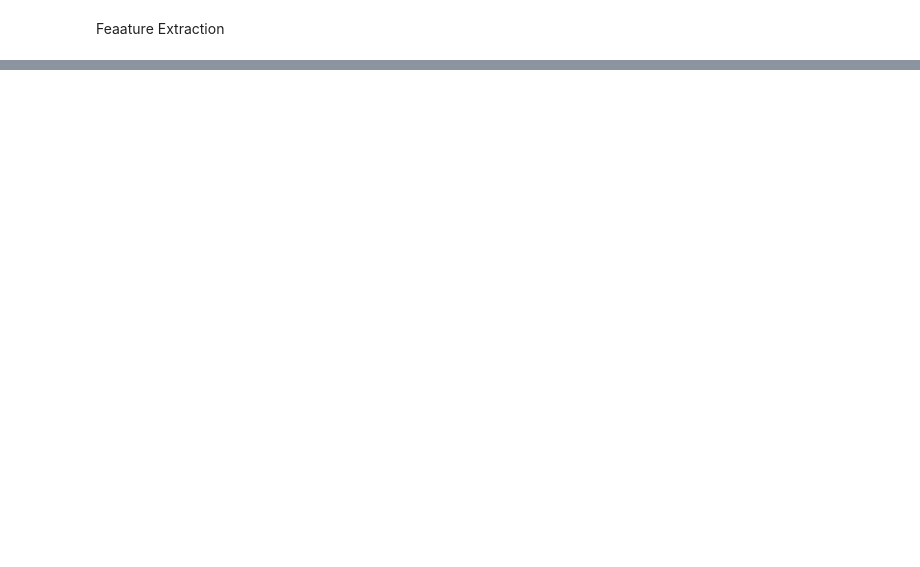
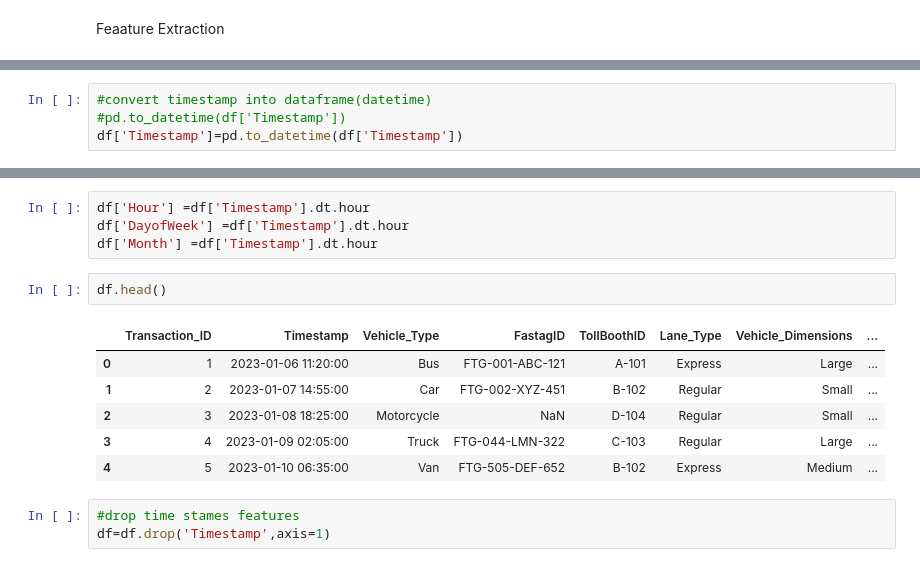
Before and after one commit to priyanshubhaskar1/Froad_detection-, a Jupyter notebook: fastag-fraud-detection.ipynb, the cells around one changed output, grey strips where cells are left out. Drawn from its saved outputs; the diff is of its cells as text; blank space fills up the shorter version.

```diff
--- a/fastag-fraud-detection.ipynb
+++ b/fastag-fraud-detection.ipynb
@@ -341,0 +489,4 @@ Feaature Extraction
+# %%
+#convert timestamp into dataframe(datetime)
+#pd.to_datetime(df['Timestamp'])
+df['Timestamp']=pd.to_datetime(df['Timestamp'])
@@ -341,0 +516,16 @@ Feaature Extraction
+# %%
+df['Hour'] =df['Timestamp'].dt.hour
+df['DayofWeek'] =df['Timestamp'].dt.hour
+df['Month'] =df['Timestamp'].dt.hour
+# %%
+df.head()
+# %% [output]
+|  | Transaction_ID | Timestamp | Vehicle_Type | FastagID | TollBoothID | Lane_Type | Vehicle_Dimensions | ... |
+| 0 | 1 | 2023-01-06 11:20:00 | Bus | FTG-001-ABC-121 | A-101 | Express | Large | ... |
+| 1 | 2 | 2023-01-07 14:55:00 | Car | FTG-002-XYZ-451 | B-102 | Regular | Small | ... |
+| 2 | 3 | 2023-01-08 18:25:00 | Motorcycle | NaN | D-104 | Regular | Small | ... |
+| 3 | 4 | 2023-01-09 02:05:00 | Truck | FTG-044-LMN-322 | C-103 | Regular | Large | ... |
+| 4 | 5 | 2023-01-10 06:35:00 | Van | FTG-505-DEF-652 | B-102 | Express | Medium | ... |
+# %%
+#drop time stames features
+df=df.drop('Timestamp',axis=1)
```
Also changed, not shown: parts of 29 cells of this notebook.
